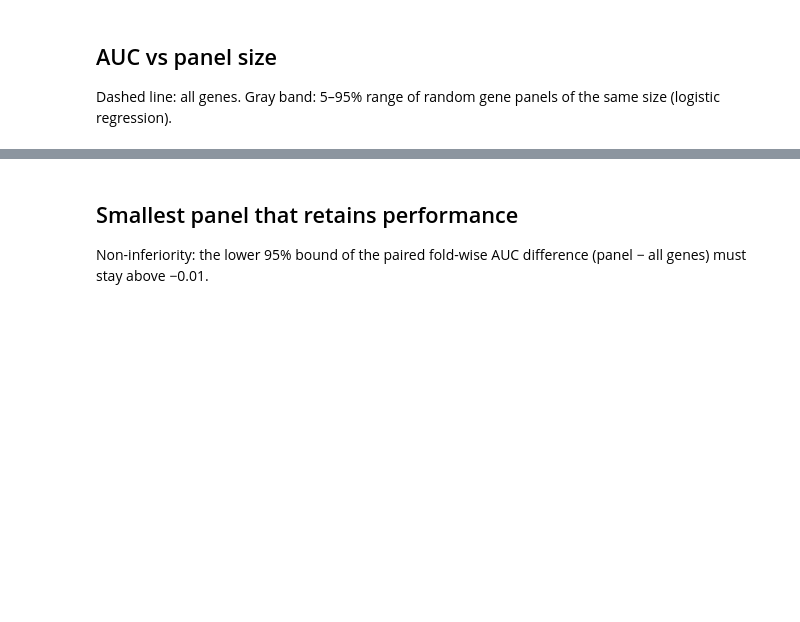
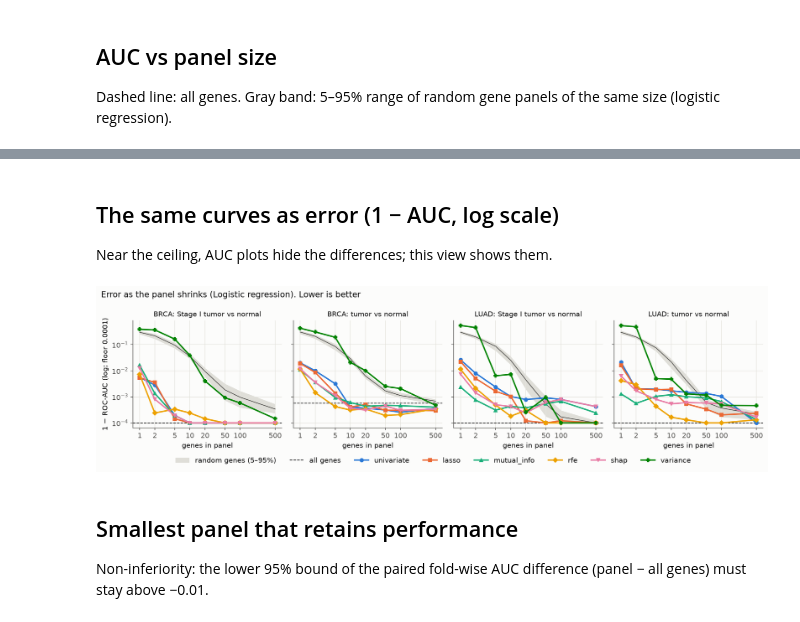
Before and after one commit to lolsripal/genepanel-shrink, a Jupyter notebook: notebooks/02_results.ipynb, the cells around one changed output, grey strips where cells are left out. Saved outputs shown, nothing was run; the diff lists cells and outputs as text; code cells hidden in the pictures; blank space fills up the shorter version.

```diff
--- a/notebooks/02_results.ipynb
+++ b/notebooks/02_results.ipynb
@@ -24,3 +29,10 @@ for f in sorted(glob.glob(f'{FIG}/auc_vs_k_*.png')):
+# %% [markdown]
+## The same curves as error (1 − AUC, log scale)
+Near the ceiling, AUC plots hide the differences; this view shows them.
+# %%
+display(Image(f'{FIG}/error_vs_k_logreg.png'))
+# %% [output]
+[figure, added]
 # %% [markdown]
 ## Smallest panel that retains performance
 Non-inferiority: the lower 95% bound of the paired fold-wise AUC difference (panel − all genes) must stay above −0.01.
```
Also changed, not shown: parts of 9 cells of this notebook, 30 other files.
